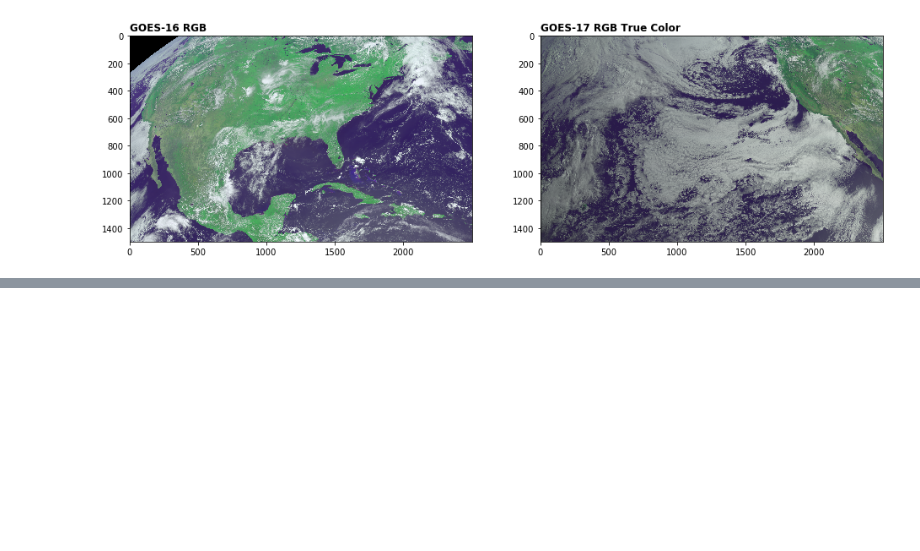
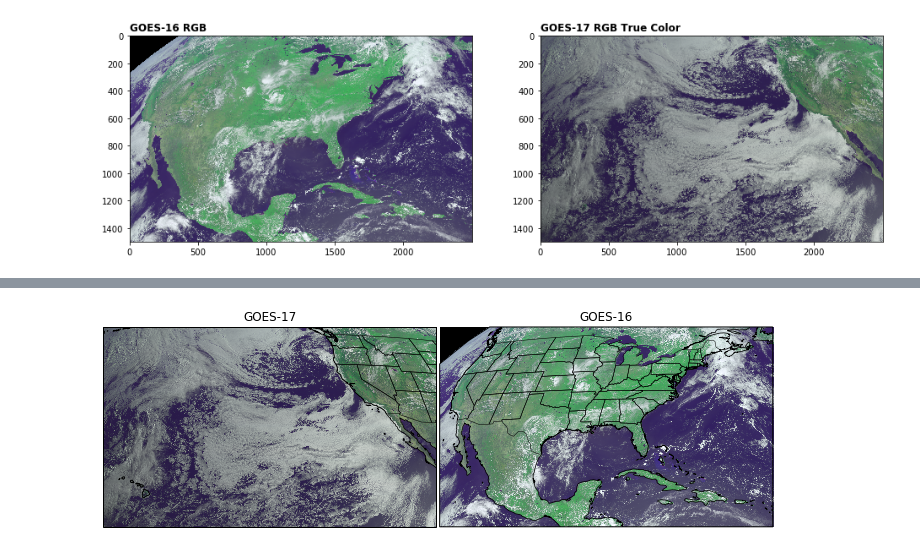
Before and after one commit to adomakor412/GOEScode, a Jupyter notebook: GOES16_GOES17_overlay_CMI.ipynb, the cells around one changed output, grey strips where cells are left out. Cells and saved outputs as stored; diff of their text form; code cells hidden in the pictures; blank space fills up the shorter version.

```diff
--- a/GOES16_GOES17_overlay_CMI.ipynb
+++ b/GOES16_GOES17_overlay_CMI.ipynb
@@ -331,0 +72,30 @@ TypeError: Error: /home/adomakor412/notebooks/GOEScode/OR_ABI-L2-MCMIPC-M6_G16_s
+# %%
+x16 = dat16.x
+y16 = dat16.y
+
+x17 = dat17.x
+y17 = dat17.y
+pc = ccrs.PlateCarree()
+
+fig = plt.figure(figsize=(12, 5))
+
+ax1 = fig.add_subplot(1, 2, 1, projection=geos17)
+ax2 = fig.add_subplot(1, 2, 2, projection=geos16)
+
+## GOES 17
+ax1.imshow(RGB_17, origin='upper', extent=(x17.min(), x17.max(), y17.min(), y17.max()),
+           transform=geos17)
+ax1.coastlines(resolution='50m', color='black', linewidth=.75)
+ax1.add_feature(ccrs.cartopy.feature.STATES, linewidth=.5)
+ax1.set_title('GOES-17')
+
+## GOES 16
+ax2.imshow(RGB_16, origin='upper', extent=(x16.min(), x16.max(), y16.min(), y16.max()),
+           transform=geos16)
+ax2.coastlines(resolution='50m', color='black', linewidth=.75)
+ax2.add_feature(ccrs.cartopy.feature.STATES, linewidth=.5)
+ax2.set_title('GOES-16')
+
+fig.subplots_adjust(wspace=.01)
+# %% [output]
+[figure, added]
```
Also changed, not shown: parts of 9 cells of this notebook, 1 other file.
